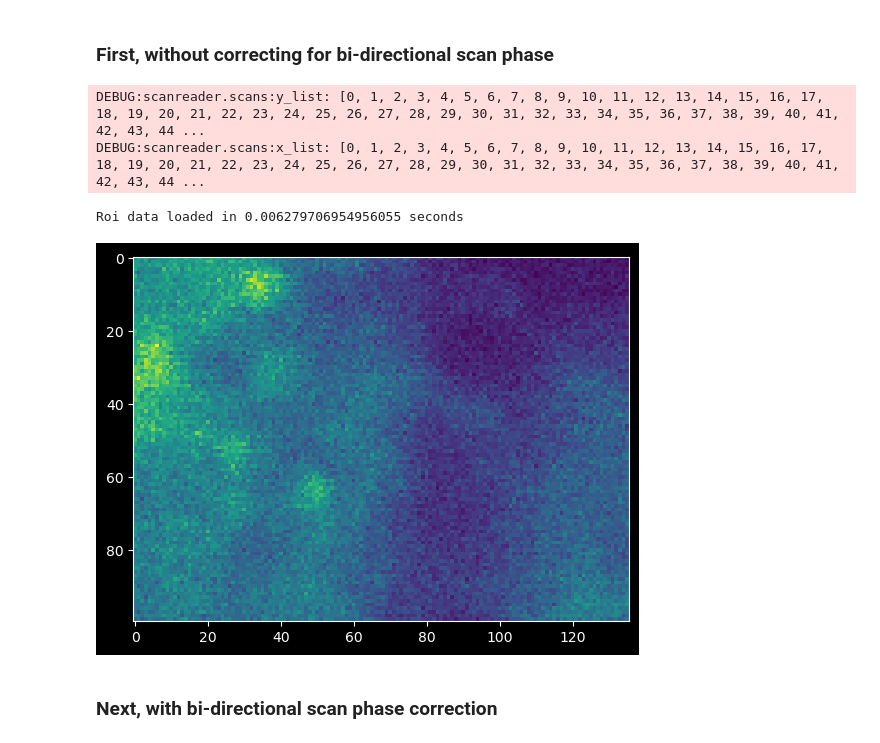
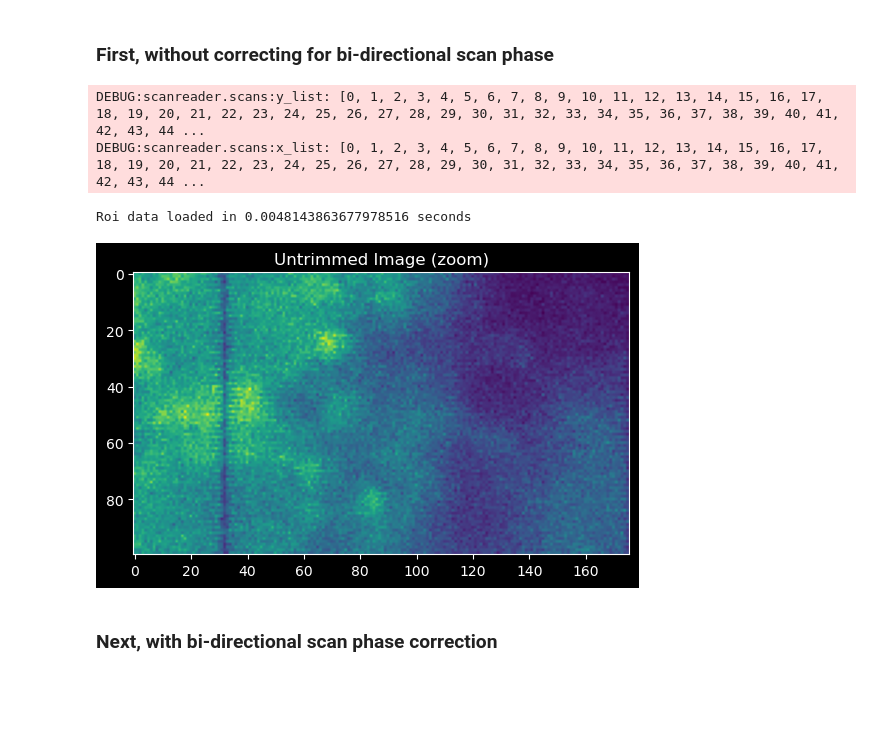
Before and after one commit to MillerBrainObservatory/LBM-CaImAn-Python, a Jupyter notebook: demos/notebooks/pre_processing.ipynb, the cells around one changed output. Drawn from its saved outputs; the diff is of its cells as text; code cells hidden in the pictures; blank space fills up the shorter version.

```diff
--- a/demos/notebooks/pre_processing.ipynb
+++ b/demos/notebooks/pre_processing.ipynb
@@ -105,16 +103,17 @@ Roi data loaded in 0.012954235076904297 seconds
 # %% [markdown]
 ### First, without correcting for bi-directional scan phase
 # %%
-scan.trim_x = (5,5)
-scan.trim_y = (17, 0)
+# scan.trim_x = (5,5)
+# scan.trim_y = (17, 0)
 
 plt.imshow(scan[2,0,400:600,300:400].squeeze())
+plt.title('Untrimmed Image (zoom)')
 plt.show()
 # %% [output]
 DEBUG:scanreader.scans:y_list: [0, 1, 2, 3, 4, 5, 6, 7, 8, 9, 10, 11, 12, 13, 14, 15, 16, 17, 18, 19, 20, 21, 22, 23, 24, 25, 26, 27, 28, 29, 30, 31, 32, 33, 34, 35, 36, 37, 38, 39, 40, 41, 42, 43, 44 ...
 DEBUG:scanreader.scans:x_list: [0, 1, 2, 3, 4, 5, 6, 7, 8, 9, 10, 11, 12, 13, 14, 15, 16, 17, 18, 19, 20, 21, 22, 23, 24, 25, 26, 27, 28, 29, 30, 31, 32, 33, 34, 35, 36, 37, 38, 39, 40, 41, 42, 43, 44 ...
-Roi data loaded in 0.006279706954956055 seconds
+Roi data loaded in 0.0048143863677978516 seconds
-[figure, old version]
+[figure, new version]
 # %% [markdown]
 ### Next, with bi-directional scan phase correction
 # %%
```
Also changed, not shown: parts of 10 cells of this notebook, 7 other files.
